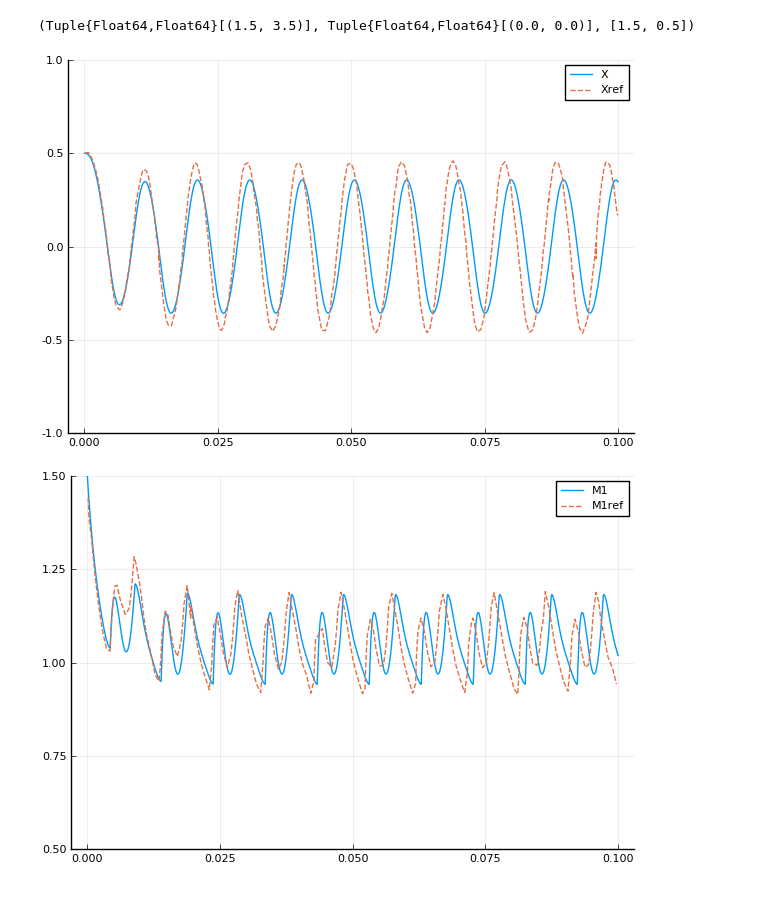
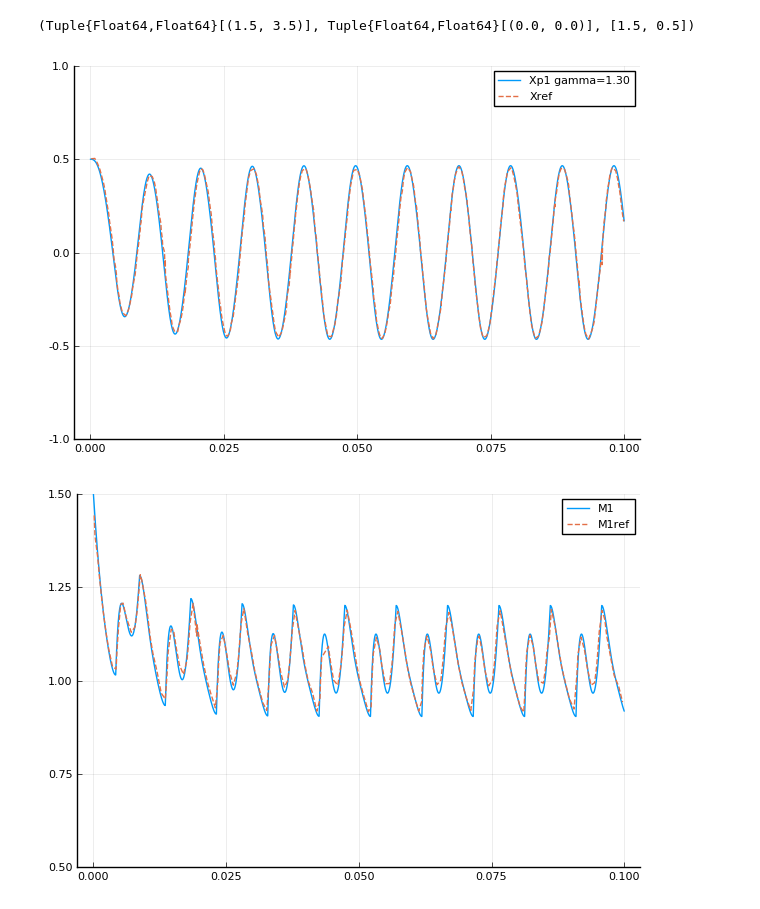
Before and after one commit to liyuxuan48/OneDThermalFlow, a Jupyter notebook: examples/U shape PHP dynamics.ipynb, the cells around one changed output. Cells and saved outputs as stored; diff of their text form; code cells hidden in the pictures.

Commit message:
set gamma to be 1.30 rather than 1.40

```diff
--- a/examples/U shape PHP dynamics.ipynb
+++ b/examples/U shape PHP dynamics.ipynb
@@ -84,7 +86,7 @@ using ..Thermomodel
     Hc = 3000.0;
 
 
-    γ = 1.4;
+    γ = 1.3;#not 1.4!!!!! maybe 1.33?
 # %%
     L = 4.0  # total length of the pipe when streched to a 1D pipe
     L2D = 2.0 # the actual length of the bended pipe in the real world
@@ -153,7 +155,7 @@ vectoXM(u)
 p = sys0
 tspan = (0.0, 0.1);
 prob = ODEProblem(zhang2002model!, u, tspan, p)
-sol = solve(prob, RK4(), adaptive=false, dt=1.0e-4);
+sol = solve(prob, RK4(), adaptive=false, dt=1.0e-5);
 # %%
 X1hist=zeros(length(sol));
 X2hist=zeros(length(sol));
@@ -177,16 +179,18 @@ cd(dirname(pwd()))
 cd("data")
 # %%
 Xprefmatrix = readdlm("Xp.txt",Float64)
-plot(thist,X1hist.-1,label="X")
+plot(thist,X1hist.-1,label="Xp1 gamma=1.30")
 plot!(Xprefmatrix[:,1],Xprefmatrix[:,2], line=:dash, label="Xref",ylim=(-1.0,1.0))
+savefig("Xp_gamma=1.30.pdf")
 # %% [output]
-[figure, old version]
+[figure, new version]
 # %%
 M1refmatrix = readdlm("M1.txt", ',', Float64)
 plot(thist,M1hist,label="M1")
 plot!(M1refmatrix[:,1],M1refmatrix[:,2], line=:dash, label="M1ref",ylim=(0.5,1.5))
+savefig("M1.pdf")
 # %% [output]
-[figure, old version]
+[figure, new version]
 # %%
 M2refmatrix = readdlm("M2.txt", ',', Float64)
 plot(thist,M2hist,label="M2")
```
Also changed, not shown: parts of 10 cells of this notebook, 1 other file.
